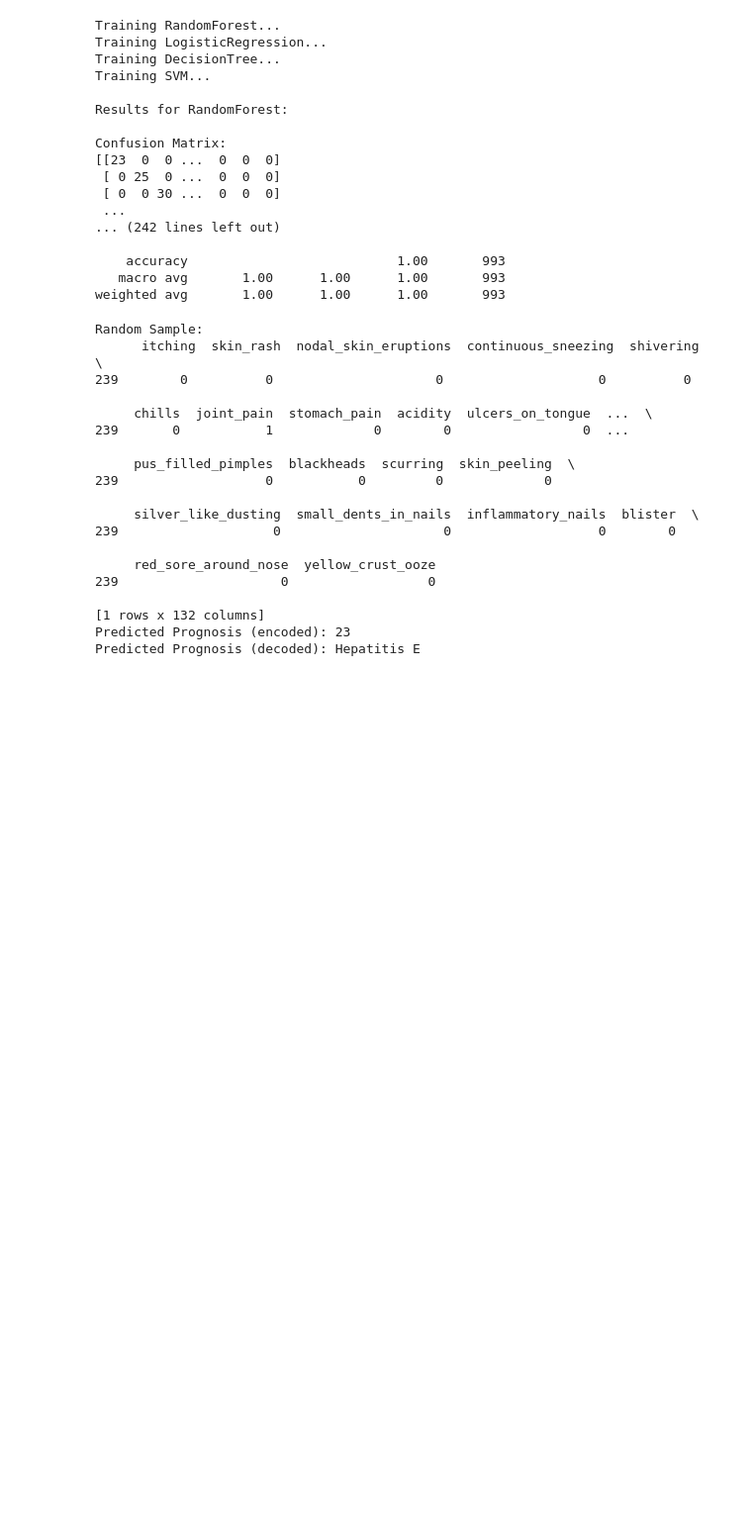
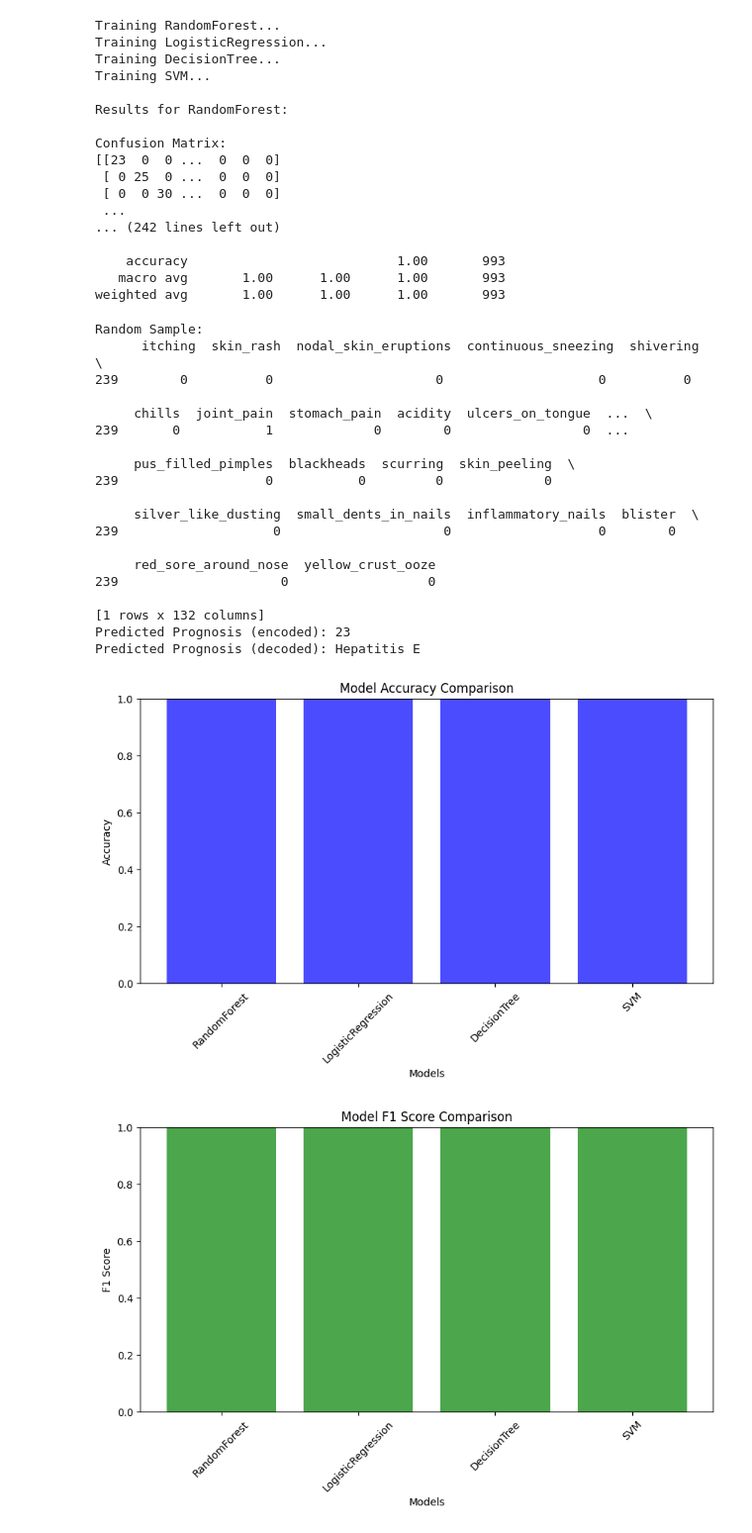
Before and after one commit to Aymuos22/Disease-Prediction-using-ML-and-NLP, a Jupyter notebook: ML model/Disease Prediction.ipynb, the cells around one changed output. Shown: that part at 99% size. Cells and saved outputs as stored; diff of their text form; code cells hidden in the pictures; blank space fills up the shorter version.

```diff
--- a/ML model/Disease Prediction.ipynb
+++ b/ML model/Disease Prediction.ipynb
@@ -266,3 +266,38 @@ Random Sample:
 [1 rows x 132 columns]
 Predicted Prognosis (encoded): 23
 Predicted Prognosis (decoded): Hepatitis E
+# %%
+import matplotlib.pyplot as plt
+
+# Extract metrics for each model
+model_names = []
+accuracies = []
+f1_scores = []
+
+for model_name, metrics in results.items():
+    model_names.append(model_name)
+    accuracies.append(metrics['Accuracy'])
+    f1_scores.append(metrics['F1 Score'])
+
+# Plot Accuracy
+plt.figure(figsize=(10, 5))
+plt.bar(model_names, accuracies, color='blue', alpha=0.7)
+plt.title('Model Accuracy Comparison')
+plt.xlabel('Models')
+plt.ylabel('Accuracy')
+plt.ylim(0, 1)
+plt.xticks(rotation=45)
+plt.show()
+
+# Plot F1 Score
+plt.figure(figsize=(10, 5))
+plt.bar(model_names, f1_scores, color='green', alpha=0.7)
+plt.title('Model F1 Score Comparison')
+plt.xlabel('Models')
+plt.ylabel('F1 Score')
+plt.ylim(0, 1)
+plt.xticks(rotation=45)
+plt.show()
+# %% [output]
+[figure, added]
+[figure, added]
```
